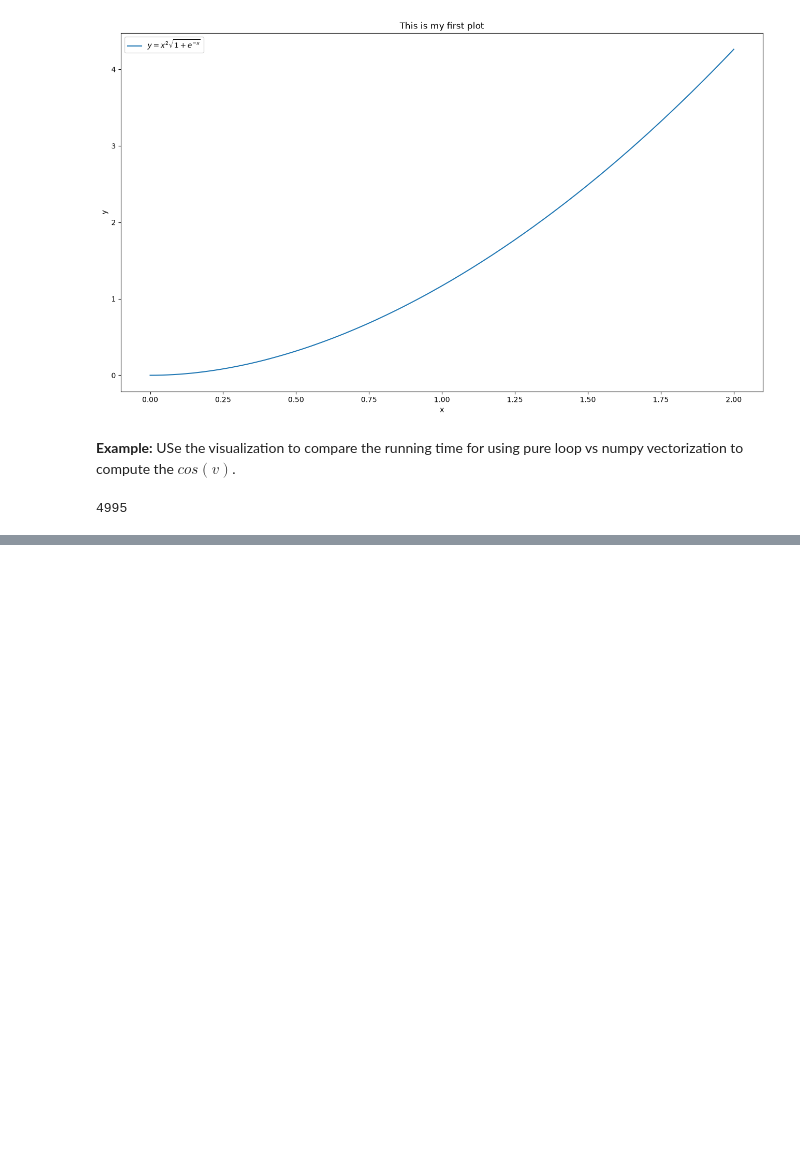
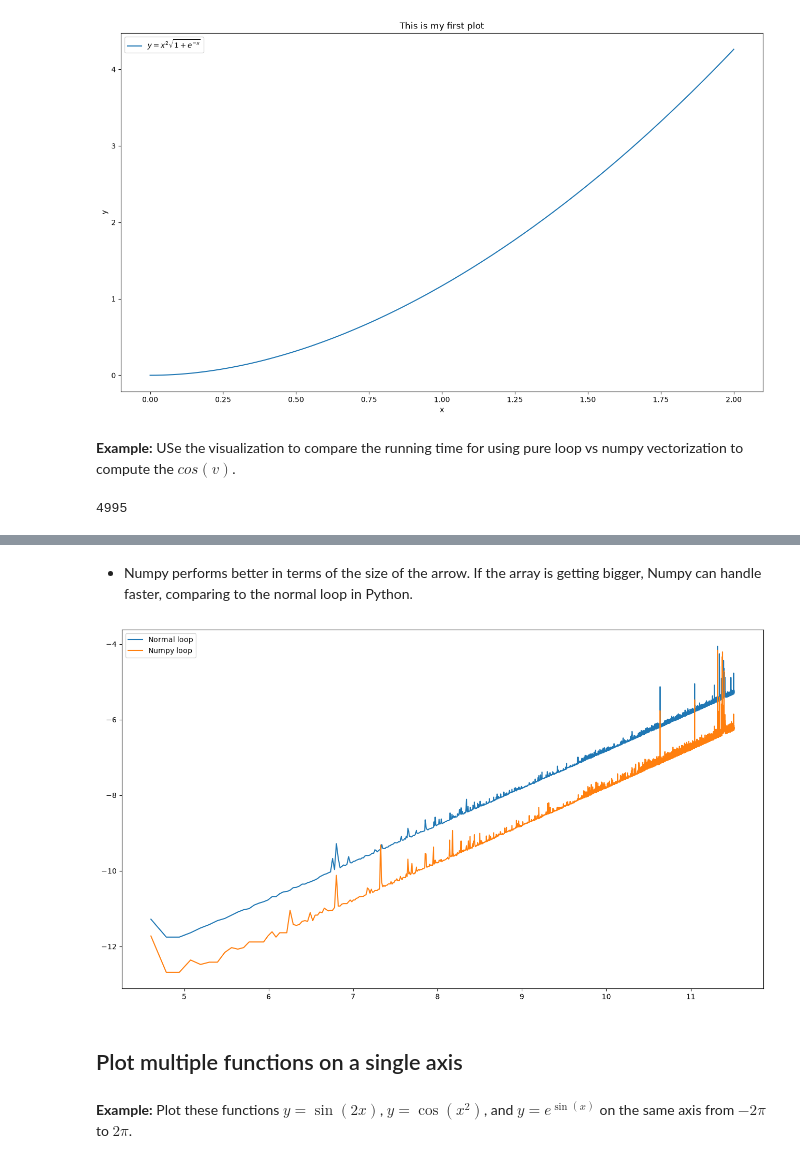
Before and after one commit to mbg615/MATH-311, a Jupyter notebook: Lectures/Lecture04.ipynb, the cells around one changed output, grey strips where cells are left out. Saved outputs shown, nothing was run; the diff lists cells and outputs as text; code cells hidden in the pictures; blank space fills up the shorter version.

Commit message:
Lecture 4 multiple plots

```diff
--- a/Lectures/Lecture04.ipynb
+++ b/Lectures/Lecture04.ipynb
@@ -131,0 +132,18 @@ plt.show()
+# %% [markdown]
+- Numpy performs better in terms of the size of the arrow. If the array is getting bigger, Numpy can handle faster, comparing to the normal loop in Python.
+# %%
+# it could be clearer if we use the log-log plot
+fig, axs = plt.subplots(figsize=(16, 9))
+
+axs.plot(np.log(n_values), np.log(normal_loop_time), label="Normal loop")
+axs.plot(np.log(n_values), np.log(numpy_time), label="Numpy loop")
+
+axs.legend()
+
+plt.show()
+# %% [output]
+[figure, added]
+# %% [markdown]
+## Plot multiple functions on a single axis
+# %% [markdown]
+**Example:** Plot these functions $y=\sin(2x)$, $y=\cos(x^2)$, and $y=e^{\sin(x)}$ on the same axis from $-2\pi$ to $2\pi$.
```
Also changed, not shown: parts of 20 cells of this notebook.
